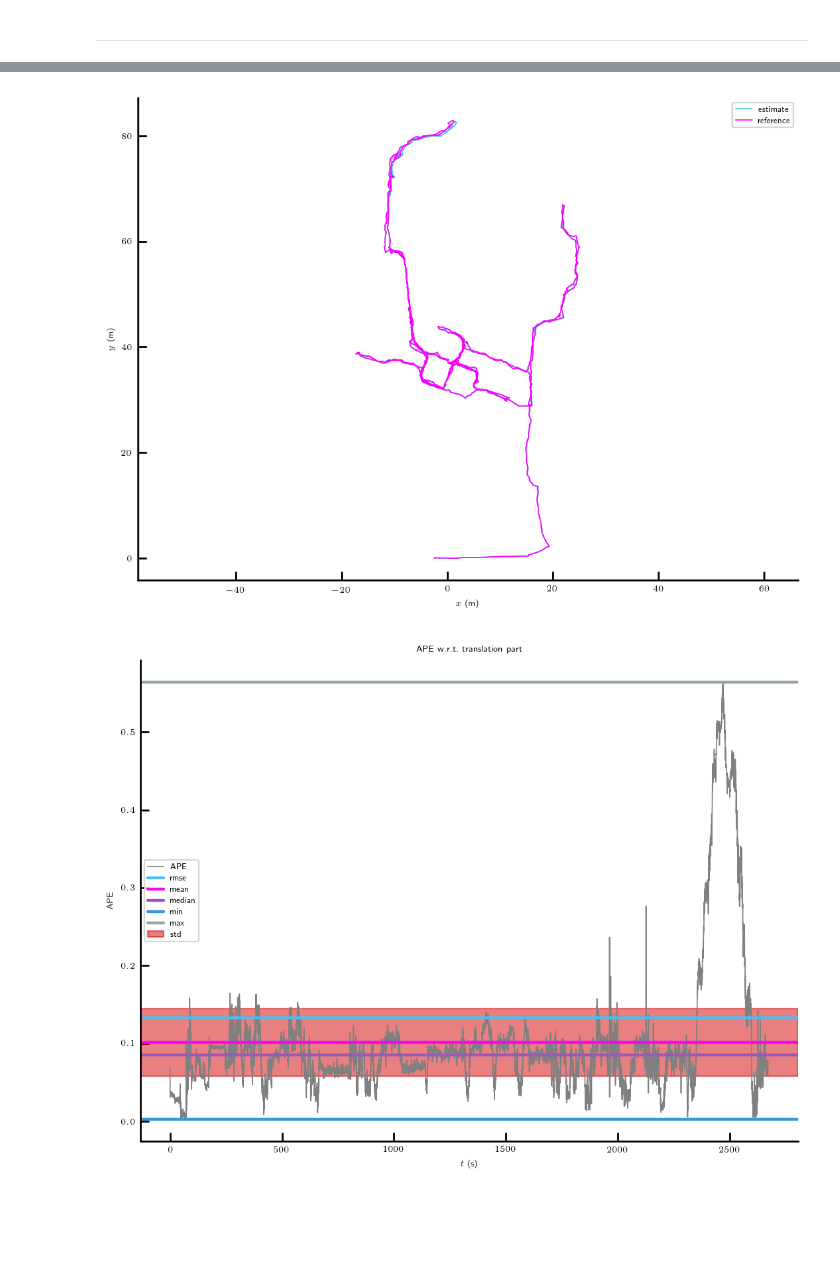
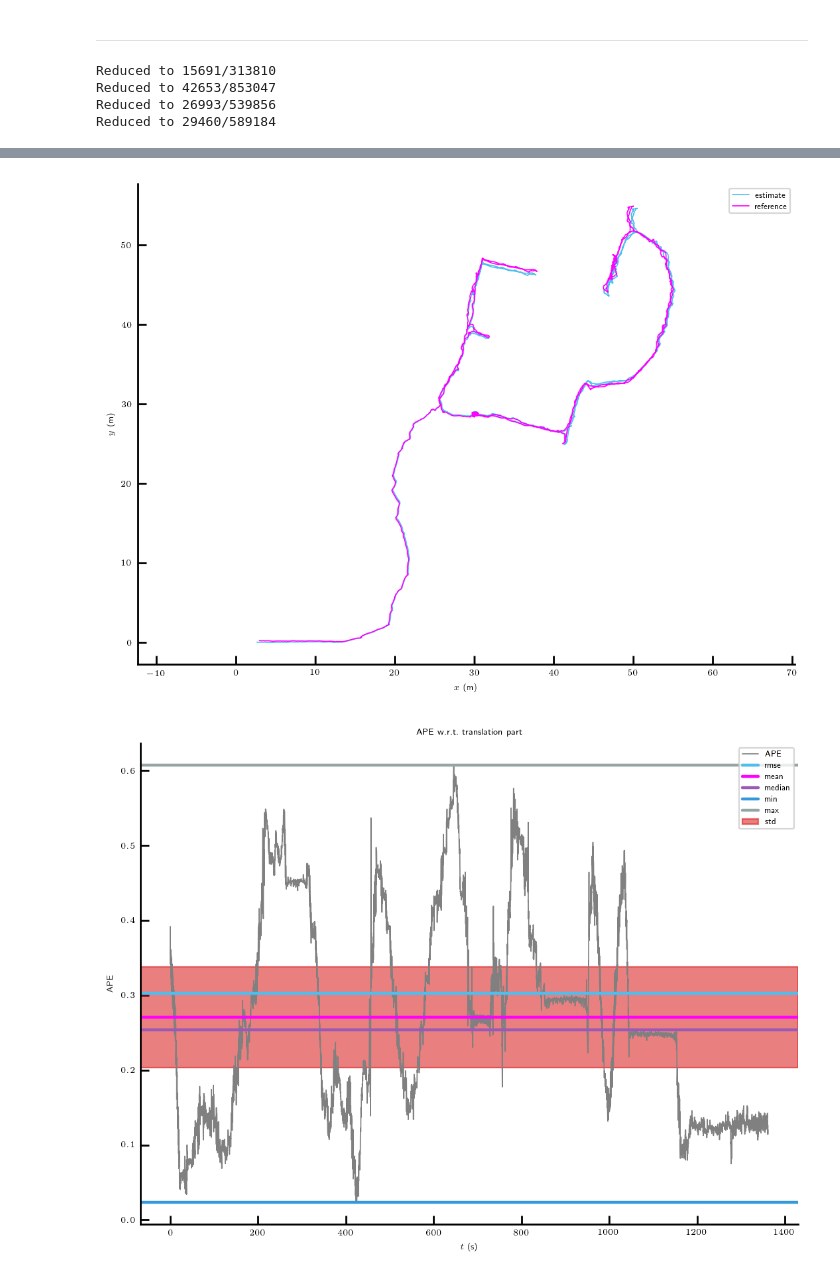
Before and after one commit to ethz-asl/maplab_tools, a Jupyter notebook: maplab_profiles/bin/evaluation_finals.ipynb, the cells around one changed output, grey strips where cells are left out. Cells and saved outputs as stored; diff of their text form; code cells hidden in the pictures; blank space fills up the shorter version.

```diff
--- a/maplab_profiles/bin/evaluation_finals.ipynb
+++ b/maplab_profiles/bin/evaluation_finals.ipynb
@@ -32,7 +32,7 @@ server_trajectories = []
 for anymal in anymals:
     compslam_traj_filename = f'{export_path}{str_prefix}{anymal}_cs.npy'
     gt_traj_filename = f'{export_path}{str_prefix}{anymal}_gt.npy'
-    server_traj_filename = f'{export_path}{str_prefix}{anymal}_srv.npy'
+    server_traj_filename = f'{export_path}{str_prefix}{anymal}_srv8.npy'
 
     compslam_trajectories.append(np.load(compslam_traj_filename))
     gt_trajectories.append(np.load(gt_traj_filename))
@@ -114,6 +114,27 @@ all_pairs = False
 # server_trajectories[0] = server_trajectories[0][0:len(server_trajectories[0])-255,:]
 # %%
 gt_trajectories[0] = gt_trajectories[0][0:len(gt_trajectories[0])-255,:]
+# %%
+def reduce(traj, n=10):
+    init_size = traj.shape[0]
+    traj = traj[::n, :]
+    print(f'Reduced to {traj.shape[0]}/{init_size}')
+    return traj
+
+server_trajectories[0] = reduce(server_trajectories[0], 20)
+server_trajectories[1] = reduce(server_trajectories[1], 20)
+server_trajectories[2] = reduce(server_trajectories[2], 20)
+server_trajectories[3] = reduce(server_trajectories[3], 20)
+
+server_trajectories[0] = server_trajectories[0][750:,:]
+server_trajectories[1] = server_trajectories[1][1000:,:]
+server_trajectories[2] = server_trajectories[2][1000:,:]
+server_trajectories[3] = server_trajectories[3][1000:,:]
+# %% [output]
+Reduced to 15691/313810
+Reduced to 42653/853047
+Reduced to 26993/539856
+Reduced to 29460/589184
 # %%
 def plot_evaluations_APE(data, ape_metric, ape_stats):
     # Trajectory plot
@@ -178,7 +199,7 @@ def perform_evaluation_using_data(data, delta, delta_unit, all_pairs):
 
     plot_evaluations_APE(data, ape_metric_trans, ape_stats_trans)
 # %%
-idx = 3
+idx = 0
 
 def ts_ns_to_seconds(ts_ns):
     k_ns_per_s = 1e9;
@@ -187,26 +208,26 @@ def ts_ns_to_seconds(ts_ns):
 def convert_to_traj(trajectory):
     ts = ts_ns_to_seconds(trajectory[:,0])
     xyz = trajectory[:,1:4]
-    xyz = np.zeros((trajectory.shape[0],3))
-    xyz[:,0:2] = trajectory[:,1:3]
+#     xyz = np.zeros((trajectory.shape[0],3))
+#     xyz[:,0:2] = trajectory[:,1:3]
     wxyz = trajectory[:,4:8]
     return PoseTrajectory3D(positions_xyz = xyz, orientations_quat_wxyz = wxyz, timestamps = ts)
 
-print(f'=== COMPSLAM =========================================================')
-compslam_traj = convert_to_traj(compslam_trajectories[idx])
-gt_traj = convert_to_traj(gt_trajectories[idx])
-gt_traj, compslam_traj = sync.associate_trajectories(gt_traj, compslam_traj, max_diff)
-compslam_traj.align(gt_traj, correct_scale=False, correct_only_scale=False, n=500)
+# print(f'=== COMPSLAM =========================================================')
+# compslam_traj = convert_to_traj(compslam_trajectories[idx])
+# gt_traj = convert_to_traj(gt_trajectories[idx])
+# gt_traj, compslam_traj = sync.associate_trajectories(gt_traj, compslam_traj, max_diff)
+# compslam_traj.align(gt_traj, correct_scale=False, correct_only_scale=False, n=1000)
 
-data = (gt_traj, compslam_traj)
-perform_evaluation_using_data(data, delta, delta_unit, all_pairs)
+# data = (gt_traj, compslam_traj)
+# perform_evaluation_using_data(data, delta, delta_unit, all_pairs)
 
 
 print(f'=== Maplab ===========================================================')
-server_traj = convert_to_traj(server_trajectories[0])
+server_traj = convert_to_traj(server_trajectories[idx])
 gt_traj = convert_to_traj(gt_trajectories[idx])
 gt_traj, server_traj = sync.associate_trajectories(gt_traj, server_traj, max_diff)
-server_traj.align(gt_traj, correct_scale=False, correct_only_scale=False)
+server_traj.align(gt_traj, correct_scale=False, correct_only_scale=False, n=1000)
 
 data = (gt_traj, server_traj)
 perform_evaluation_using_data(data, delta, delta_unit, all_pairs)
@@ -233,2 +254,2 @@ APE:
-[figure, old version]
+[figure, new version]
-[figure, old version]
+[figure, new version]
```
Also changed, not shown: parts of 6 cells of this notebook, 2 other files.
